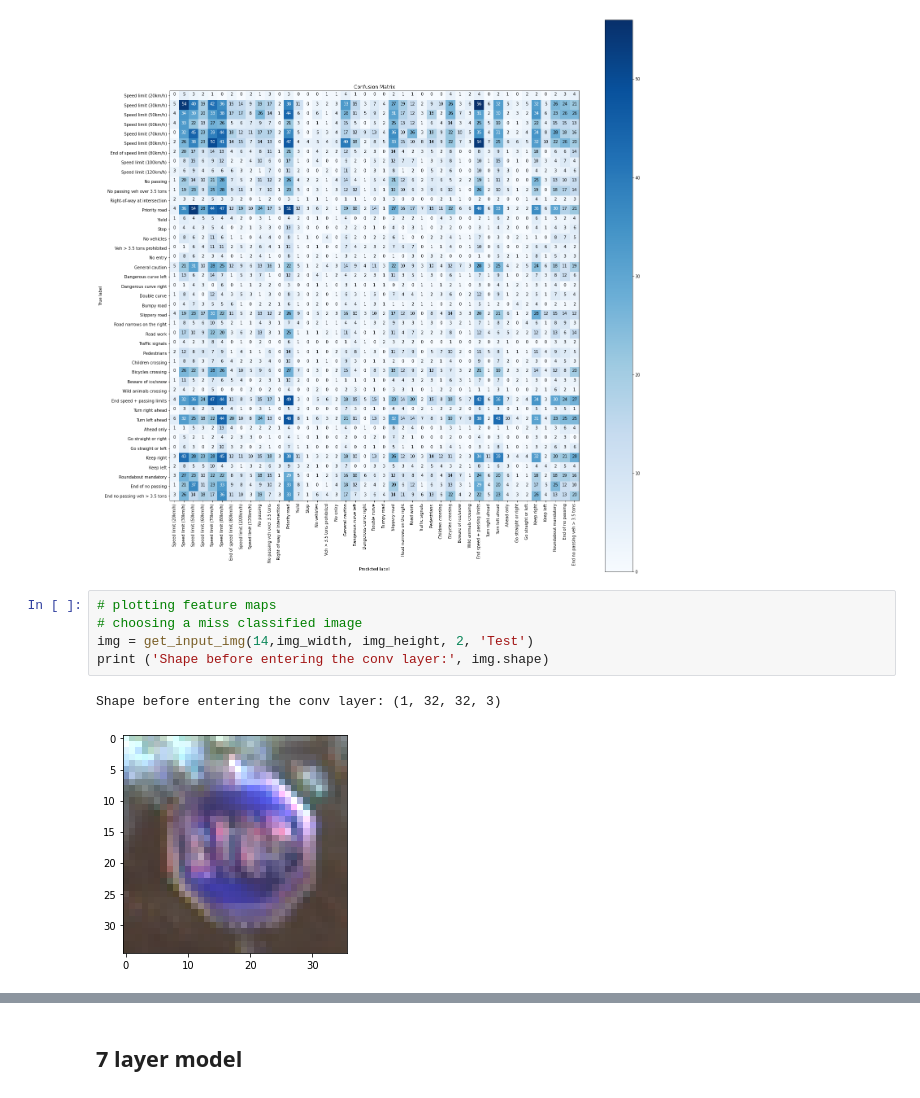
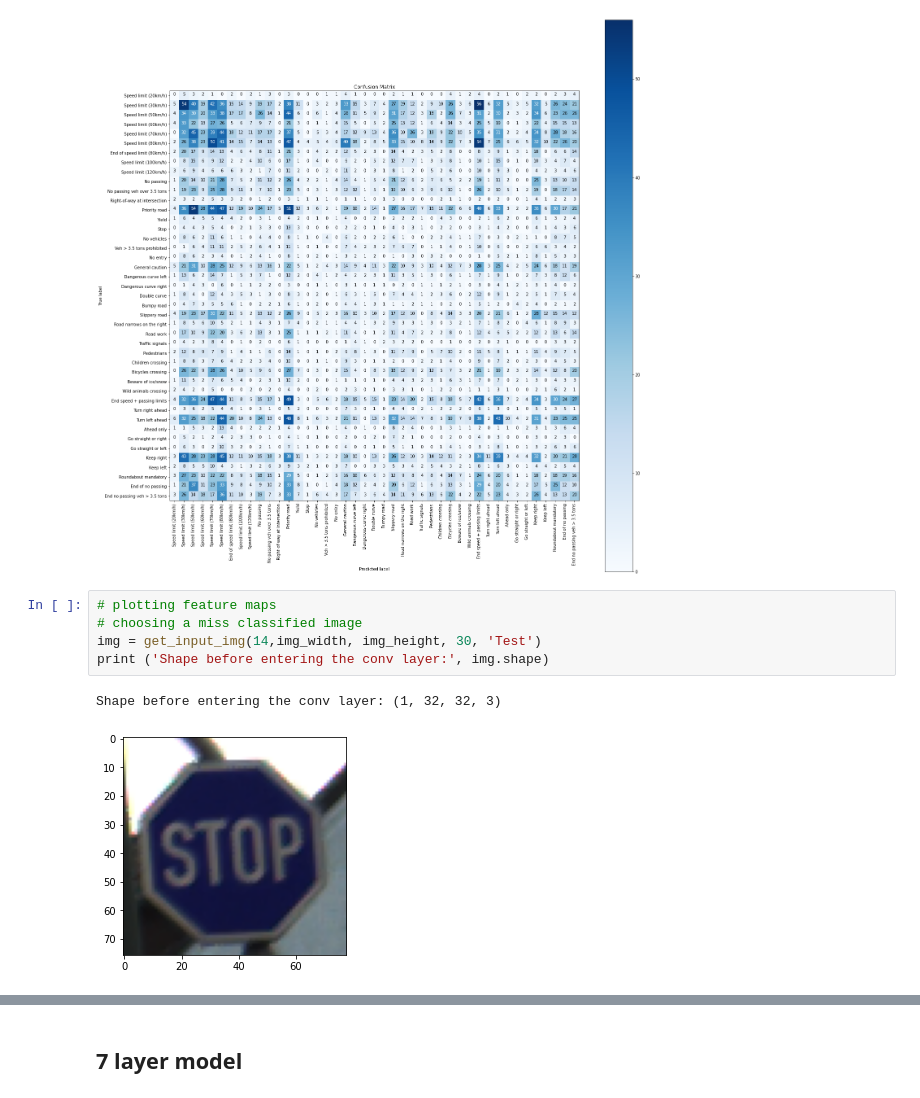
Before and after one commit to gaspia/DLNN-TrafficSign, a Jupyter notebook: TS_CNN_00.ipynb, the cells around one changed output, grey strips where cells are left out. Drawn from its saved outputs; the diff is of its cells as text.

```diff
--- a/TS_CNN_00.ipynb
+++ b/TS_CNN_00.ipynb
@@ -655,11 +655,11 @@ Confusion matrix, without normalization
 # %%
 # plotting feature maps
 # choosing a miss classified image
-img = get_input_img(14,img_width, img_height, 2, 'Test')
+img = get_input_img(14,img_width, img_height, 30, 'Test')
 print ('Shape before entering the conv layer:', img.shape)
 # %% [output]
 Shape before entering the conv layer: (1, 32, 32, 3)
-[figure, old version]
+[figure, new version]
 # %%
 plot_feature_maps(models[1], img)
 # %% [output]
```
Also changed, not shown: parts of 6 cells of this notebook.
